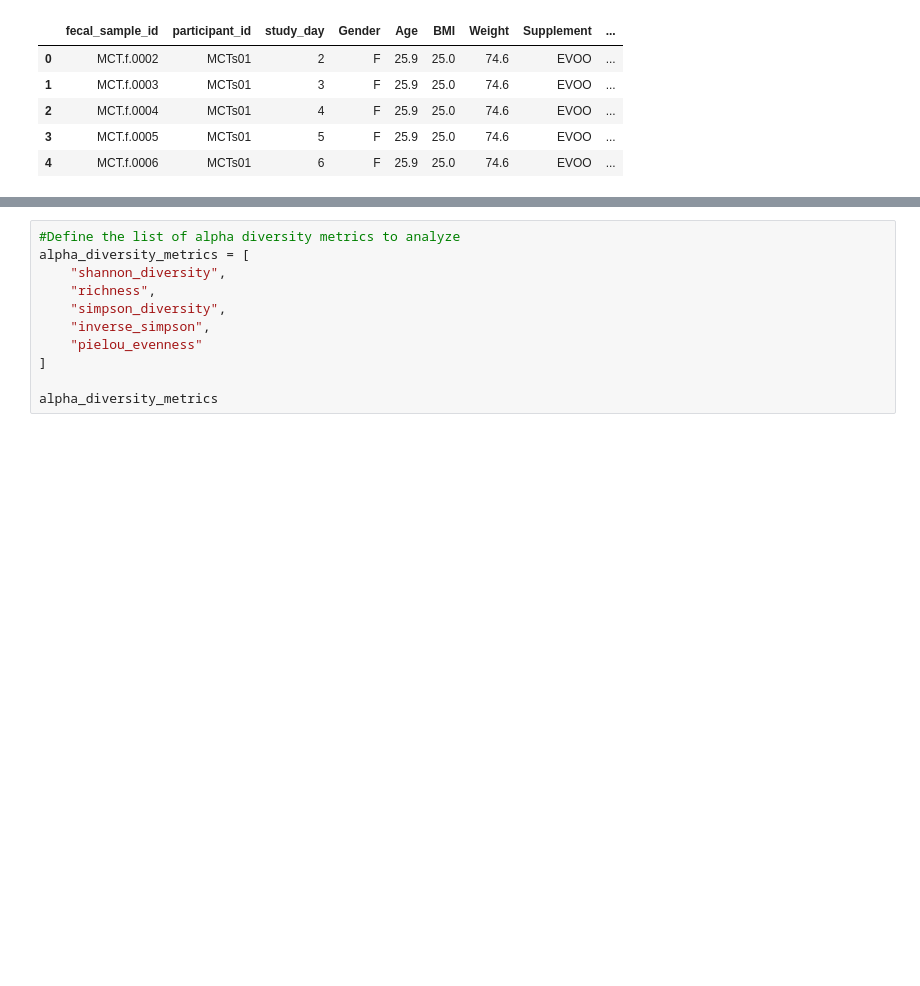
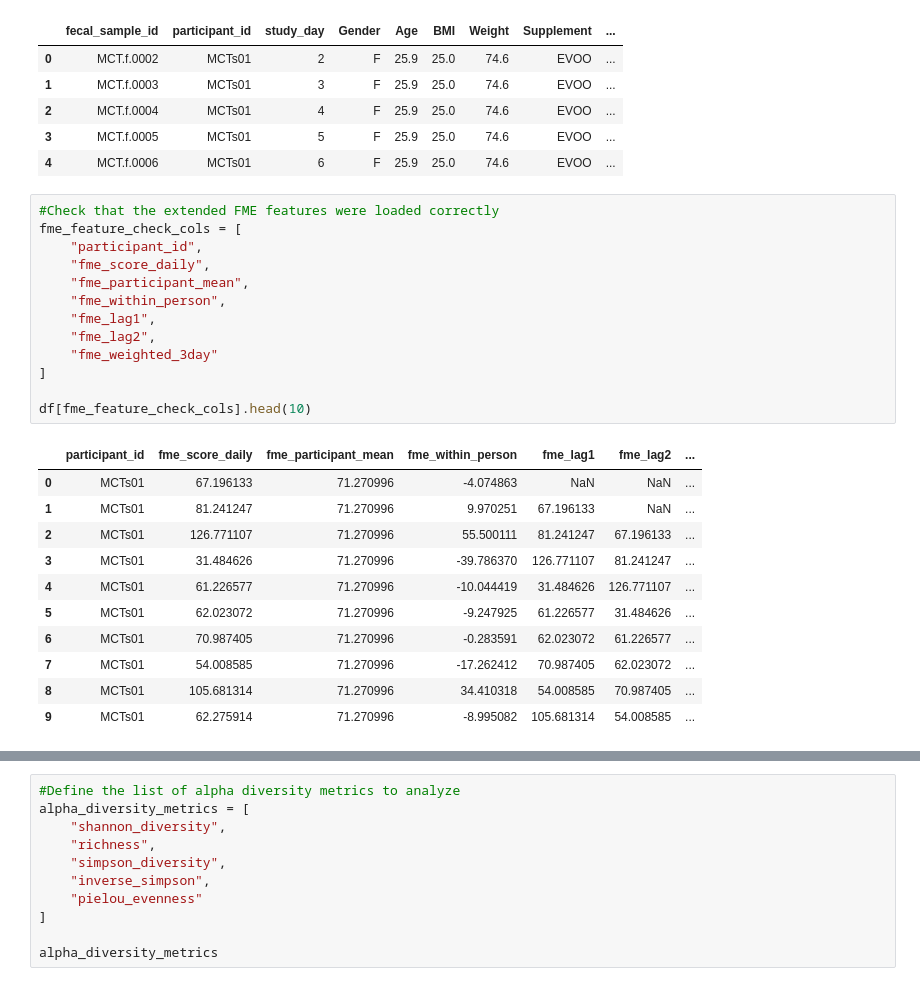
Before and after one commit to MayaGold42/Gut-Microbiome-Project_year3, a Jupyter notebook: Association_Testing_adjusted_models.ipynb, the cells around one changed output, grey strips where cells are left out. Saved outputs shown, nothing was run; the diff lists cells and outputs as text; blank space fills up the shorter version.

```diff
--- a/Association_Testing_adjusted_models.ipynb
+++ b/Association_Testing_adjusted_models.ipynb
@@ -60,3 +60,28 @@ df.head()
 | 2 | MCT.f.0004 | MCTs01 | 4 | F | 25.9 | 25.0 | 74.6 | EVOO | ... |
 | 3 | MCT.f.0005 | MCTs01 | 5 | F | 25.9 | 25.0 | 74.6 | EVOO | ... |
 | 4 | MCT.f.0006 | MCTs01 | 6 | F | 25.9 | 25.0 | 74.6 | EVOO | ... |
+# %%
+#Check that the extended FME features were loaded correctly
+fme_feature_check_cols = [
+    "participant_id",
+    "fme_score_daily",
+    "fme_participant_mean",
+    "fme_within_person",
+    "fme_lag1",
+    "fme_lag2",
+    "fme_weighted_3day"
+]
+
+df[fme_feature_check_cols].head(10)
+# %% [output]
+|  | participant_id | fme_score_daily | fme_participant_mean | fme_within_person | fme_lag1 | fme_lag2 | ... |
+| 0 | MCTs01 | 67.196133 | 71.270996 | -4.074863 | NaN | NaN | ... |
+| 1 | MCTs01 | 81.241247 | 71.270996 | 9.970251 | 67.196133 | NaN | ... |
+| 2 | MCTs01 | 126.771107 | 71.270996 | 55.500111 | 81.241247 | 67.196133 | ... |
+| 3 | MCTs01 | 31.484626 | 71.270996 | -39.786370 | 126.771107 | 81.241247 | ... |
+| 4 | MCTs01 | 61.226577 | 71.270996 | -10.044419 | 31.484626 | 126.771107 | ... |
+| 5 | MCTs01 | 62.023072 | 71.270996 | -9.247925 | 61.226577 | 31.484626 | ... |
+| 6 | MCTs01 | 70.987405 | 71.270996 | -0.283591 | 62.023072 | 61.226577 | ... |
+| 7 | MCTs01 | 54.008585 | 71.270996 | -17.262412 | 70.987405 | 62.023072 | ... |
+| 8 | MCTs01 | 105.681314 | 71.270996 | 34.410318 | 54.008585 | 70.987405 | ... |
+| 9 | MCTs01 | 62.275914 | 71.270996 | -8.995082 | 105.681314 | 54.008585 | ... |
```
Also changed, not shown: parts of 11 cells of this notebook, 3 other files.
